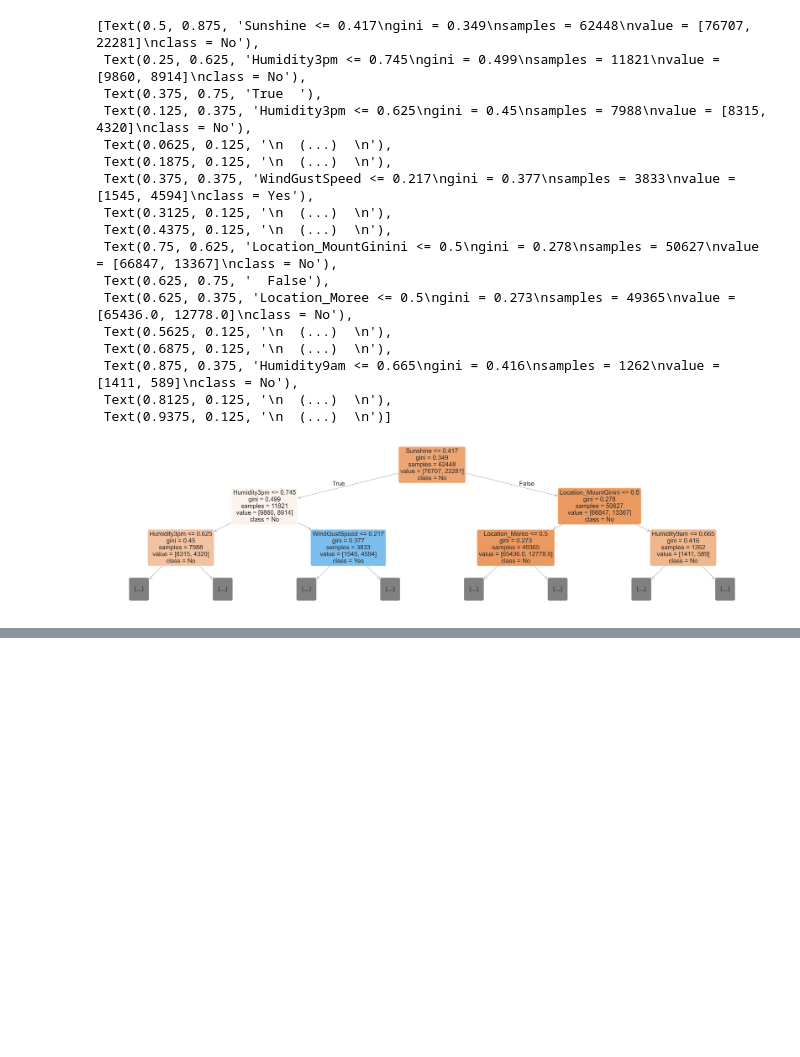
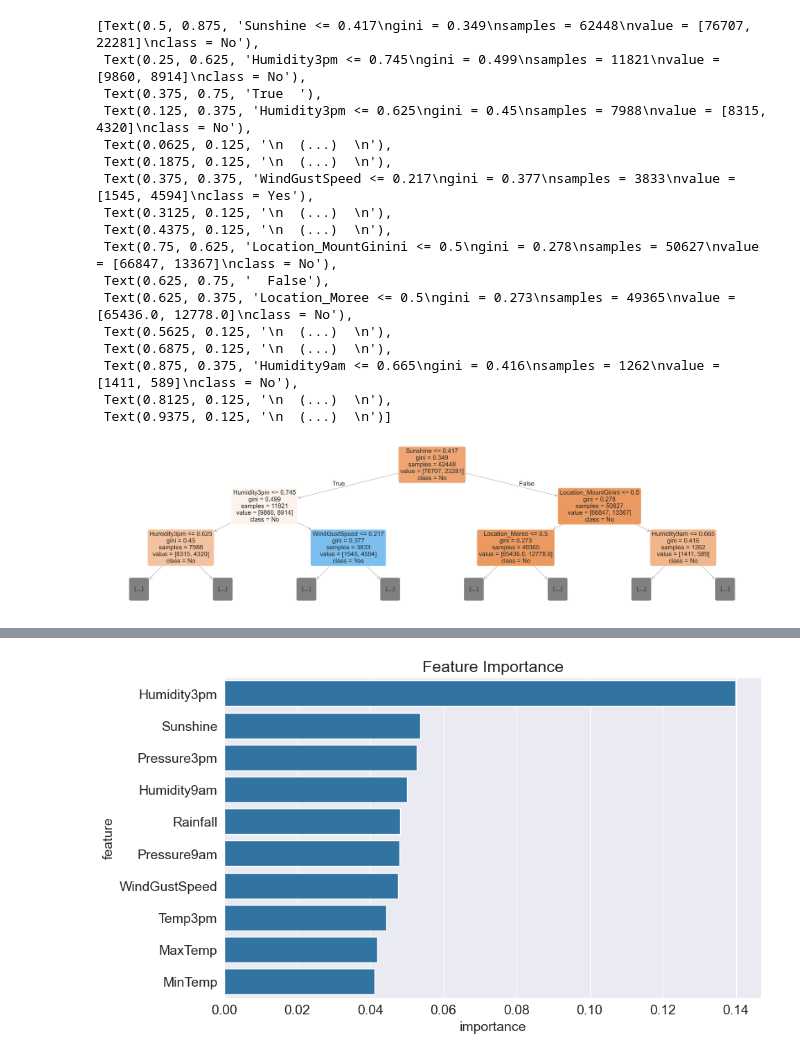
Before and after one commit to starkMrSnow/Weather-prediction, a Jupyter notebook: australia-pred.ipynb, the cells around one changed output, grey strips where cells are left out. Drawn from its saved outputs; the diff is of its cells as text; code cells hidden in the pictures; blank space fills up the shorter version.

Commit message:
Change : Random forests

```diff
--- a/australia-pred.ipynb
+++ b/australia-pred.ipynb
@@ -795,3 +795,9 @@ plot_tree(model.estimators_[15], max_depth=2, feature_names = x_train.columns, f
  Text(0.8125, 0.125, '\n  (...)  \n'),
  Text(0.9375, 0.125, '\n  (...)  \n')]
 [figure]
+# %%
+#just like decision trees, random forests also assign an importance feature, by combining the importance values from each decision tree
+importance_df = pd.DataFrame({
+    'feature': x_train.columns,
+    'importance': model.feature_importances_
+}).sort_values('importance', ascending=False)
@@ -797,0 +818,6 @@ plot_tree(model.estimators_[15], max_depth=2, feature_names = x_train.columns, f
+# %%
+plt.title('Feature Importance')
+sns.barplot(data=importance_df.head(10), x='importance', y='feature');
+#notice that the distribution of feature importance is more balanced than that of a single decision tree
+# %% [output]
+[figure, added]
```
Also changed, not shown: parts of 1 cell of this notebook.
